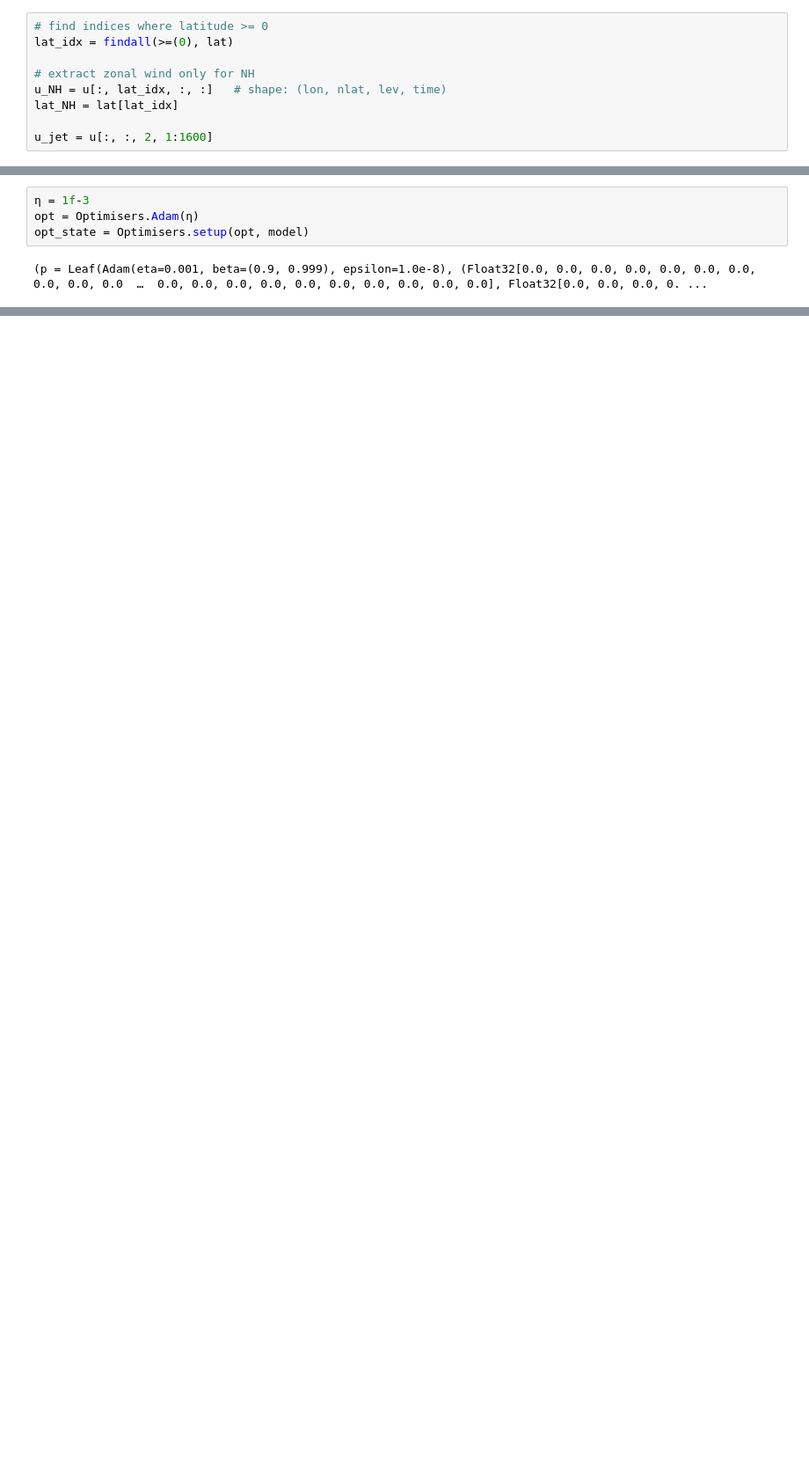
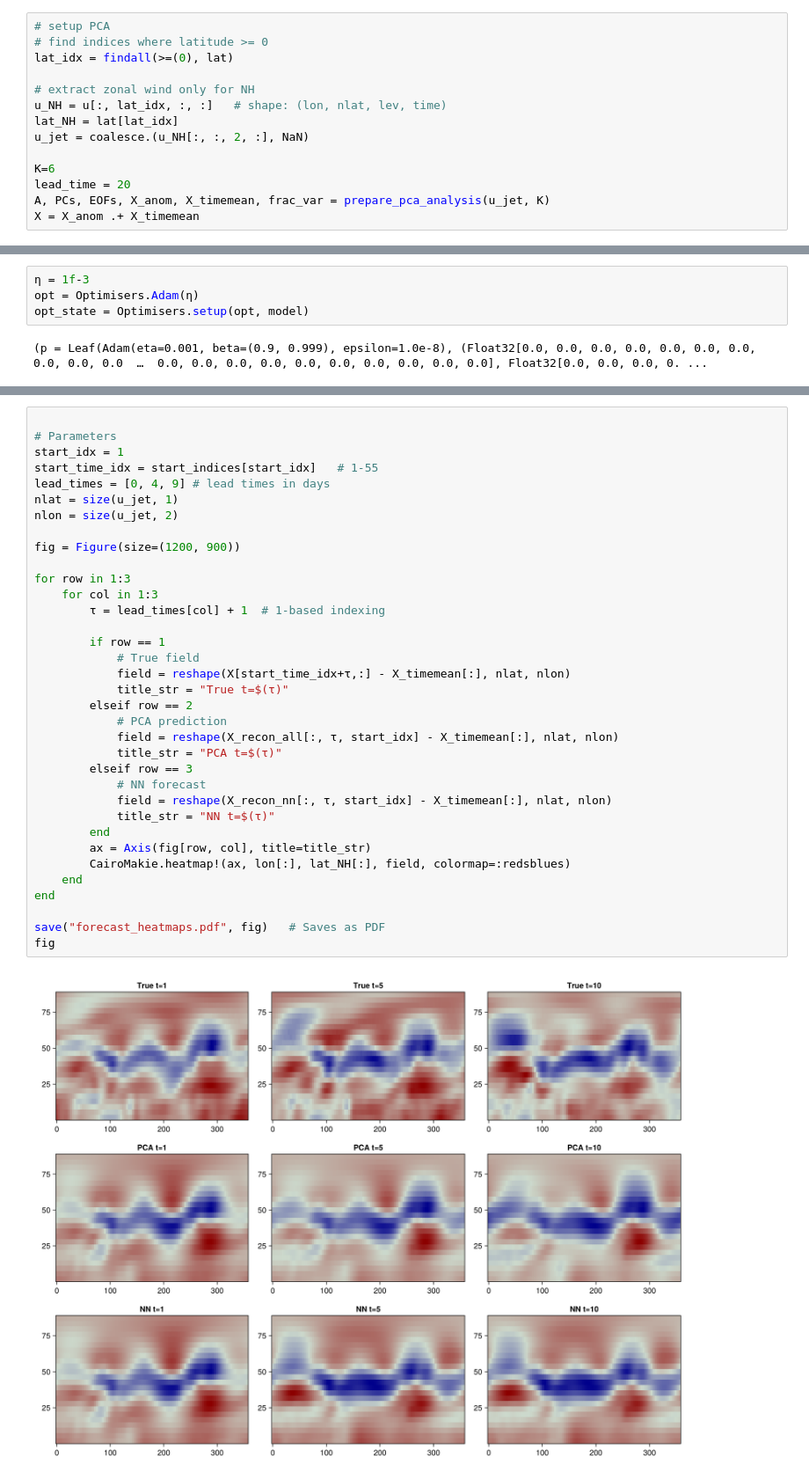
Before and after one commit to pabloconrat/esm_ml_project.jl, a Jupyter notebook: assignment-code-ml-analysis.ipynb, the cells around one changed output, grey strips where cells are left out. Shown at 88% size. Saved outputs shown, nothing was run; the diff lists cells and outputs as text; blank space fills up the shorter version.

```diff
--- a/assignment-code-ml-analysis.ipynb
+++ b/assignment-code-ml-analysis.ipynb
@@ -38,12 +40,17 @@ Variables
      long_name            = relative vorticity
      _FillValue           = NaN
 # %%
+# setup PCA
 # find indices where latitude >= 0
 lat_idx = findall(>=(0), lat)
 
 # extract zonal wind only for NH
 u_NH = u[:, lat_idx, :, :]   # shape: (lon, nlat, lev, time)
 lat_NH = lat[lat_idx]
+u_jet = coalesce.(u_NH[:, :, 2, :], NaN)
 
-u_jet = u[:, :, 2, 1:1600]
+K=6
+lead_time = 20
+A, PCs, EOFs, X_anom, X_timemean, frac_var = prepare_pca_analysis(u_jet, K)
+X = X_anom .+ X_timemean
 # %% [output]
@@ -397,0 +279,37 @@ fig
+# %%
+
+# Parameters
+start_idx = 1
+start_time_idx = start_indices[start_idx]   # 1-55
+lead_times = [0, 4, 9] # lead times in days
+nlat = size(u_jet, 1)
+nlon = size(u_jet, 2)
+
+fig = Figure(size=(1200, 900))
+
+for row in 1:3
+    for col in 1:3
+        τ = lead_times[col] + 1  # 1-based indexing
+
+        if row == 1
+            # True field
+            field = reshape(X[start_time_idx+τ,:] - X_timemean[:], nlat, nlon)
+            title_str = "True t=$(τ)"
+        elseif row == 2
+            # PCA prediction
+            field = reshape(X_recon_all[:, τ, start_idx] - X_timemean[:], nlat, nlon)
+            title_str = "PCA t=$(τ)"
+        elseif row == 3
+            # NN forecast
+            field = reshape(X_recon_nn[:, τ, start_idx] - X_timemean[:], nlat, nlon)
+            title_str = "NN t=$(τ)"
+        end
+        ax = Axis(fig[row, col], title=title_str)
+        CairoMakie.heatmap!(ax, lon[:], lat_NH[:], field, colormap=:redsblues)
+    end
+end
+
+save("forecast_heatmaps.pdf", fig)   # Saves as PDF
+fig
+# %% [output]
+[figure, added]
```
Also changed, not shown: parts of 16 cells of this notebook.
